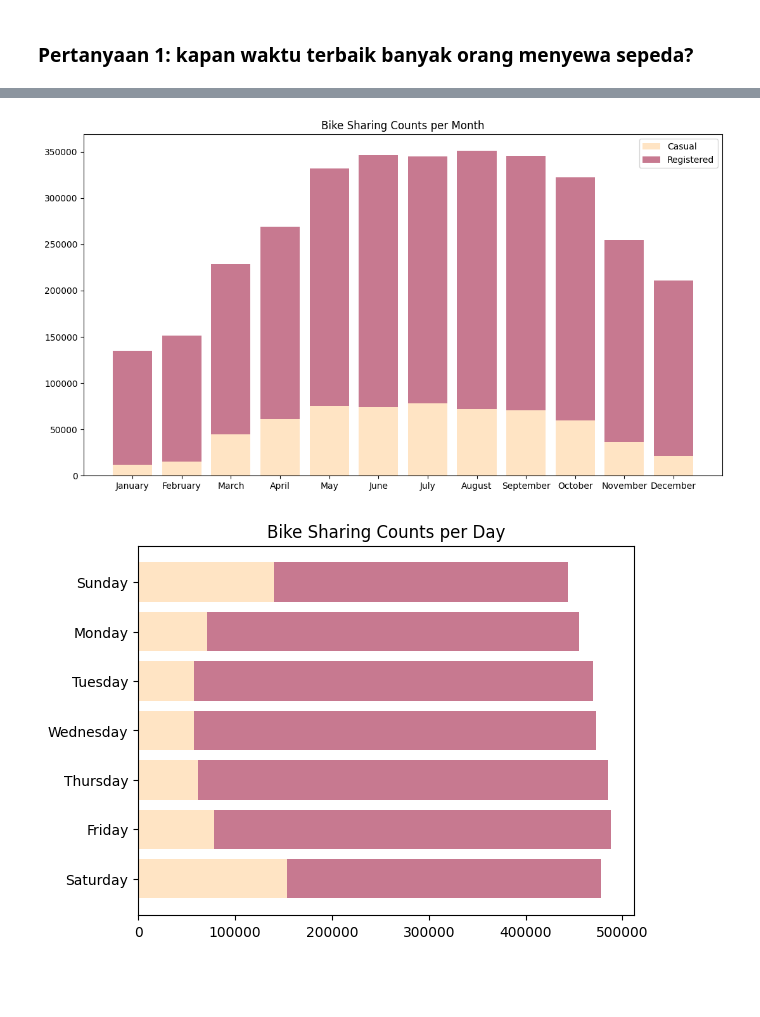
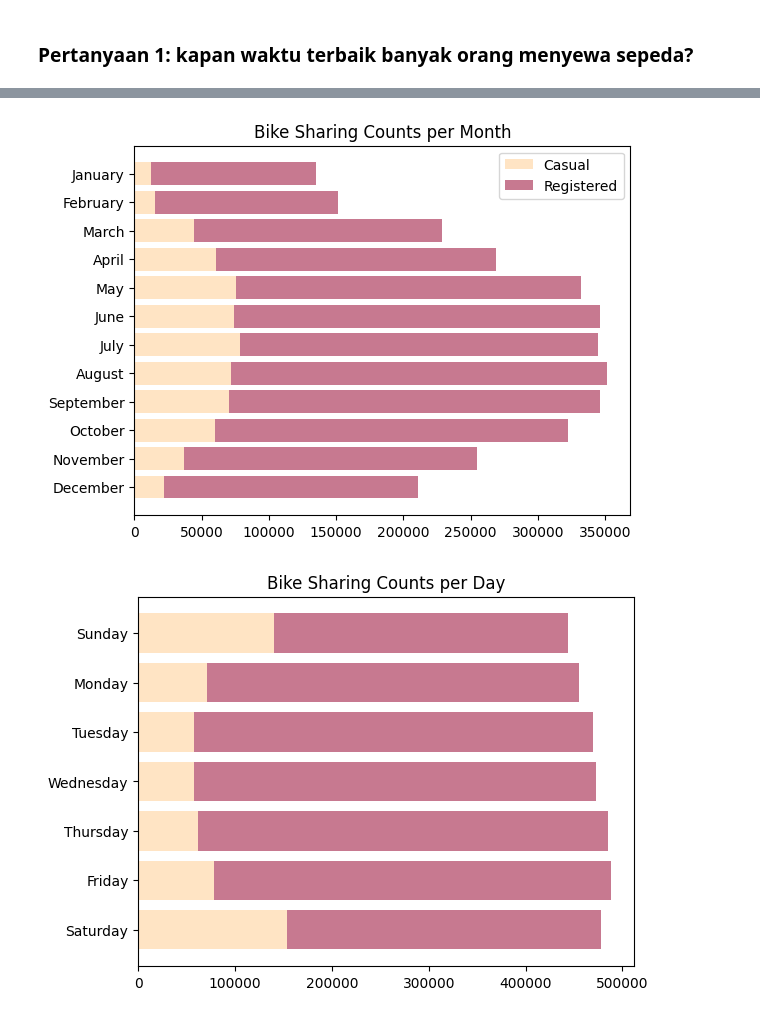
Before and after one commit to karisazsh/data-analysis-python, a Jupyter notebook: proyek_data_analysis/notebook.ipynb, the cells around one changed output, grey strips where cells are left out. Saved outputs shown, nothing was run; the diff lists cells and outputs as text; code cells hidden in the pictures; blank space fills up the shorter version.

```diff
--- a/proyek_data_analysis/notebook.ipynb
+++ b/proyek_data_analysis/notebook.ipynb
@@ -330,22 +371,22 @@ hour_df.groupby(by=["mnth"]).agg({
 # %%
 bymonth_df = hour_df.groupby(by=['mnth']).agg({
     'casual': 'sum',
     'registered': 'sum',
     'cnt': 'sum'
 })
 months= ['January', 'February', 'March', 'April', 'May', 'June', 'July', 'August', 'September', 'October', 'November', 'December']
 # plt.bar(x=months, height=month_rental_df['cnt'])
 y1 = bymonth_df['casual']
 y2 = bymonth_df['registered']
-plt.figure(figsize=(13,7))
-plt.bar(months, y1, color='#ffe4c4')
-plt.bar(months, y2, bottom=y1, color='#c77990')
+plt.barh(months, y1, color='#ffe4c4')
+plt.barh(months, y2, left=y1, color='#c77990')
+plt.gca().invert_yaxis()
 plt.legend(['Casual', 'Registered'])
 
 plt.title('Bike Sharing Counts per Month')
 plt.show()
 # %% [output]
-[figure, old version]
+[figure, new version]
 # %%
 byday_df = hour_df.groupby(by=['weekday']).agg({
     'casual': 'sum',
```
Also changed, not shown: parts of 7 cells of this notebook, 3 other files.
